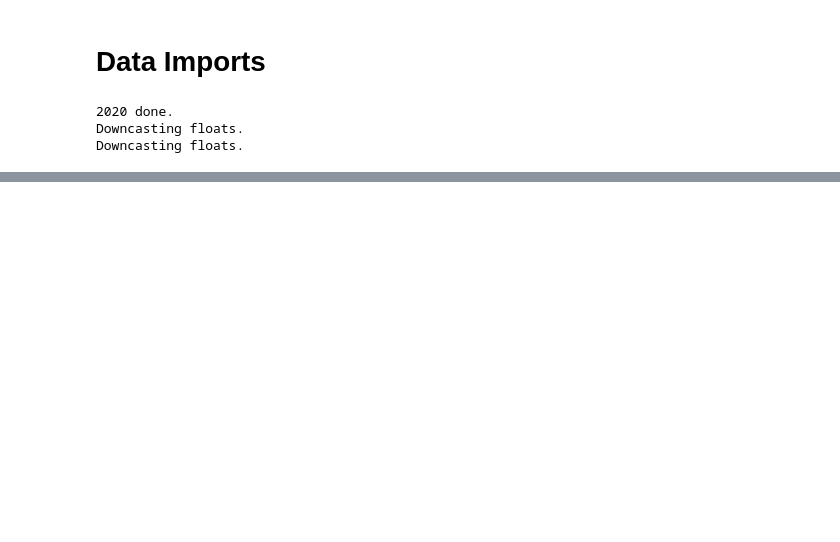
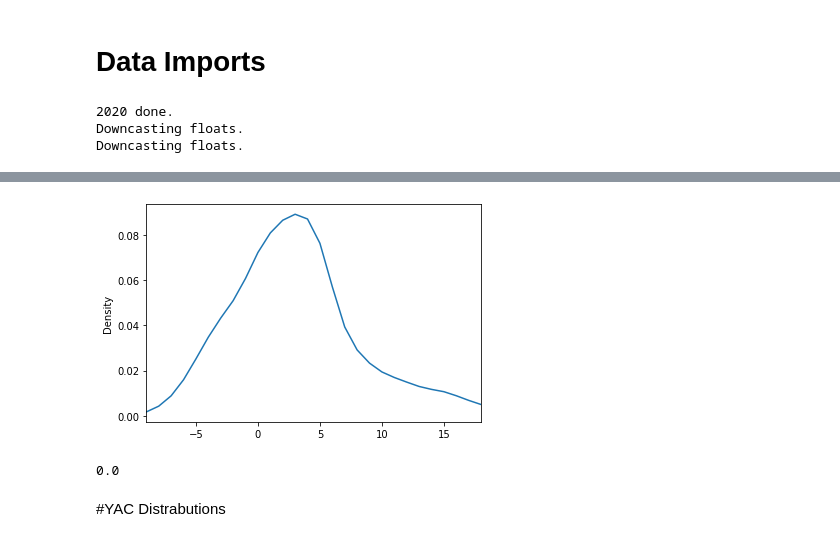
Before and after one commit to Jswirls/NFL_pbp_sim, a Jupyter notebook: NFL_pbp_sim.ipynb, the cells around one changed output, grey strips where cells are left out. Cells and saved outputs as stored; diff of their text form; code cells hidden in the pictures; blank space fills up the shorter version.

```diff
--- a/NFL_pbp_sim.ipynb
+++ b/NFL_pbp_sim.ipynb
@@ -48,0 +585,5 @@ Downcasting floats.
+# %%
+short_passes = rec_plays.loc[rec_plays['pass_length_rec'] == 'rec_short']
+med_passes = rec_plays.loc[rec_plays['pass_length_rec'] == 'rec_medium']
+deep_passes = rec_plays.loc[rec_plays['pass_length_rec'] == 'rec_deep']
+rz_passes = rec_plays.loc[rec_plays['pass_length_rec'] == 'rec_rz_short']
@@ -48,0 +602,4 @@ Downcasting floats.
+# %%
+rz_dist = rz_passes['air_yards'].plot.density(xlim=(int(rz_passes['air_yards'].min()),int(rz_passes['air_yards'].max()-1)), ind=range(int(rz_passes['air_yards'].min()),int(rz_passes['air_yards'].max()))).get_lines()[0].get_xydata()
+# %% [output]
+[figure, added]
@@ -48,0 +619,6 @@ Downcasting floats.
+# %%
+np.random.choice(rz_dist[:,0],p=rz_dist[:,1])
+# %% [output]
+0.0
+# %% [markdown]
+#YAC Distrabutions
```
Also changed, not shown: parts of 140 cells of this notebook.
